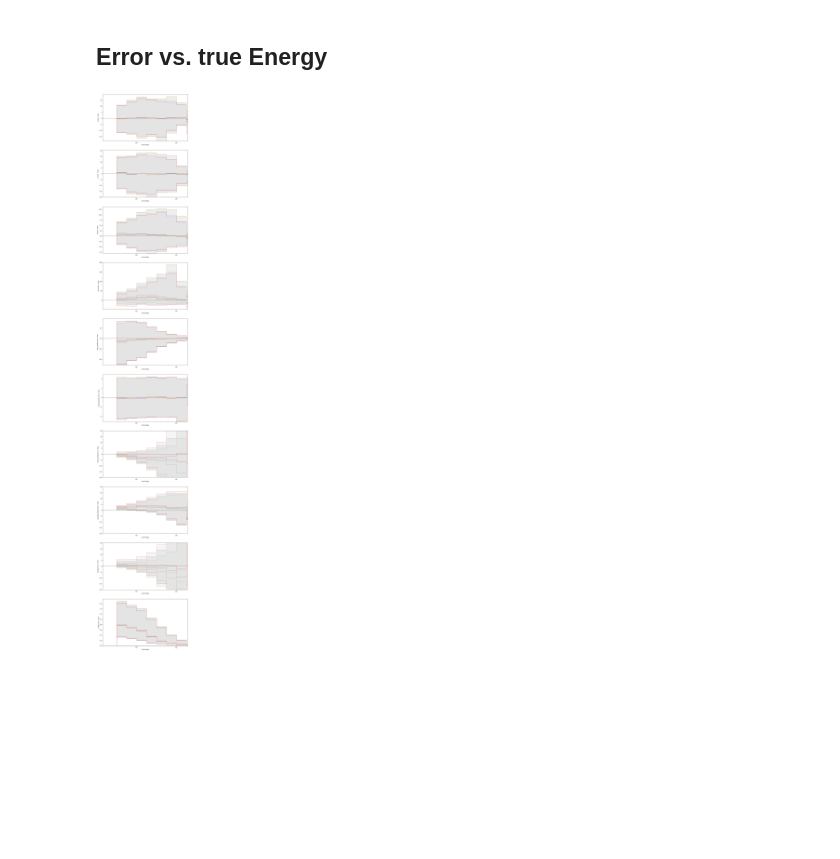
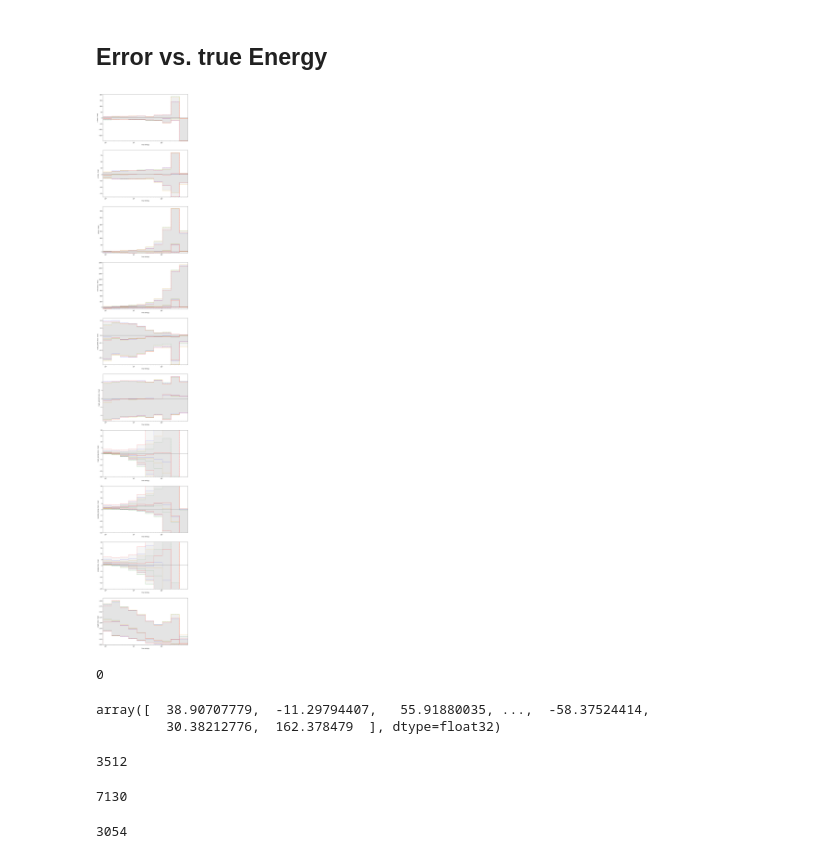
Before and after one commit to ts4051/retro, a Jupyter notebook: notebooks/resolutions.ipynb, the cells around one changed output. Drawn from its saved outputs; the diff is of its cells as text; code cells hidden in the pictures; blank space fills up the shorter version.

```diff
--- a/notebooks/resolutions.ipynb
+++ b/notebooks/resolutions.ipynb
@@ -165,12 +233,13 @@ mask = np.logical_and(np.logical_and(np.logical_and(events['retro_track_zenith_d
 # %%
-energy_corr_cscd = 1.0
-energy_corr_trck = 1.0
-energy_offset = 0.
-events['retro_neutrino_energy'] = energy_corr_trck*events['retro_track_energy'] + energy_corr_cscd*events['retro_cascade_energy'] + energy_offset
-events['retro_neutrino_energy_low'] = energy_corr_trck*events['retro_track_energy_low'] + energy_corr_cscd*events['retro_cascade_energy_low'] + energy_offset
-events['retro_neutrino_energy_high'] = energy_corr_trck*events['retro_track_energy_high'] + energy_corr_cscd*events['retro_cascade_energy_high'] + energy_offset
-events['pegleg_neutrino_energy'] = events['pegleg_energy']
+#energy_corr_cscd = 1.0
+#energy_corr_trck = 1.0
+#energy_offset = 0.
+#events['retro_neutrino_energy'] = energy_corr_trck*events['retro_track_energy'] + energy_corr_cscd*events['retro_cascade_energy'] + energy_offset
+#events['retro_neutrino_energy_low'] = energy_corr_trck*events['retro_track_energy_low'] + energy_corr_cscd*events['retro_cascade_energy_low'] + energy_offset
+#events['retro_neutrino_energy_high'] = energy_corr_trck*events['retro_track_energy_high'] + energy_corr_cscd*events['retro_cascade_energy_high'] + energy_offset
+#events['pegleg_neutrino_energy'] = events['pegleg_energy']
 # %%
 e_bins = pn.Grid()
-e_bins['energy'].edges = np.logspace(np.log10(np.nanmin(events['energy'])),np.log10(np.nanmax(events['energy'])),11)
+e_bins['energy'].edges = np.array([1, 2.7825594 ,  4.64158883, 7.74263683,   12.91549665,   21.5443469 ,   35.93813664, 59.94842503,  100.   ,500     ])
+#np.logspace(np.log10(np.nanmin(events['energy'])),np.log10(np.nanmax(events['energy'])),11)
 hists = pn.GridData(e_bins)
@@ -404,16 +521,20 @@ fig, axes = plt.subplots(figsize=(20, 15), ncols=3, nrows=3)
 
 for i, dim in enumerate(['x', 'y', 'z', 'time', 'track_zenith', 'track_azimuth', 'track_energy', 'cascade_energy', 'energy']):#, 'neutrino_energy']):
     print dim
-    ax = axes[i/3,i%3]
+    ax = axes[i//3,i%3]
 
     err_dim = dim
-    events['retro_%s_logdelta'%err_dim] = np.log10(events['retro_%s_delta'%err_dim])
+
+    if 'energy' in dim:
+        events['retro_%s_logdelta'%err_dim] = np.log10(events['retro_%s_delta'%err_dim]/events['retro_%s_weighted_median'%err_dim] - 1)
+    else:
+        events['retro_%s_logdelta'%err_dim] = np.log10(events['retro_%s_delta'%err_dim])
 
     # diagonal
     d = [np.nanmin(events[dim]),np.nanmax(events[dim])]
     ax.plot(d,d, color='gray', linewidth=0.5)
 
-    events.plot_2d(fig, ax, dim, 'retro_%s_weighted_mean'%dim, c='retro_%s_logdelta'%err_dim, cmap='Spectral_r', s=0.3, alpha=1, cbar=True)
+    events.plot_2d(fig, ax, dim, 'retro_%s_weighted_median'%dim, c='retro_%s_logdelta'%err_dim, cmap='Spectral_r', s=0.3, alpha=1, cbar=True)
     if 'energy' in dim:
         ax.set_xscale('log')
         ax.set_yscale('log')
@@ -456,38 +577,60 @@ for i, dim in enumerate(['x', 'y', 'z', 'time', 'track_zenith', 'track_azimuth',
 
             key = reco+'_'+dim+estimator
             d_key = reco+'_d_'+dim+estimator
             #print key
 
             if dim == 'angle':
                 events[d_key] = angular_dist(events[reco+'_track_zenith'+estimator], events['track_zenith'], events[reco+'_track_azimuth'+estimator], events['track_azimuth'])
             else:
                 events[d_key] = events[key] - events[dim]
 
             if 'azimuth' in dim:
                 events[d_key]  = (events[key] + np.pi)%(2*np.pi) - np.pi
 
 
-            hists_e[d_key] = events.histogram(d_key, function=np.percentile, q=50)
-            hists_e[d_key+'_upper'] = events.histogram(d_key, function=np.percentile, q=84)
-            hists_e[d_key+'_lower'] = events.histogram(d_key, function=np.percentile, q=16)
+            hists[d_key] = events.histogram(d_key, function=np.percentile, q=50)
+            hists[d_key+'_upper'] = events.histogram(d_key, function=np.percentile, q=84)
+            hists[d_key+'_lower'] = events.histogram(d_key, function=np.percentile, q=16)
 
-            hists_e.plot_step(fig, ax1, d_key, histtype='step', color=color, label=estimator)
-            hists_e.plot_step(fig, ax1, d_key+'_lower', histtype='step', color=color, linestyle='--')
-            hists_e.plot_step(fig, ax1, d_key+'_upper', histtype='step', color=color, linestyle='--')
-            hists_e.plot_band(fig, ax1, d_key+'_lower', d_key+'_upper', color='lightgray', alpha=0.2, label=estimator)
+            hists.plot_step(fig, ax1, d_key, histtype='step', color=color, label=estimator)
+            hists.plot_step(fig, ax1, d_key+'_lower', histtype='step', color=color, linestyle='--')
+            hists.plot_step(fig, ax1, d_key+'_upper', histtype='step', color=color, linestyle='--')
+            hists.plot_band(fig, ax1, d_key+'_lower', d_key+'_upper', color='lightgray', alpha=0.2, label=estimator)
 
 
     ax1.set_xlabel('true energy')
 
     if 'energy' in dim:
         ax1.set_ylim(-20, 20)
 
     ax1.set_ylabel('%s (reco - true)'%dim)
     ax1.set_xscale('log')
     ax1.set_xlim(true_energy[true_energy != 0].min(), true_energy.max())
     ax1.legend(loc='upper left',ncol=1, frameon=True,numpoints=1,fontsize=10)
 
     ax1.plot([0.01,1000],[0,0],ls='-', c='gray')
     plt.savefig('estimators.png')
 # %% [output]
-[figure, old version]
+[figure, new version]
+# %%
+np.sum(~np.isfinite(events['track_energy']))
+# %% [output]
+0
+# %%
+events['pegleg_x']
+# %% [output]
+array([  38.90707779,  -11.29794407,   55.91880035, ...,  -58.37524414,
+         30.38212776,  162.378479  ], dtype=float32)
+# %%
+len(mask)
+# %% [output]
+3512
+# %%
+events.mask = None
+len(events['z'] > -550)
+# %% [output]
+7130
+# %%
+np.sum(np.logical_and(events['retro_energy_logdelta'] < 0.2, events['retro_track_zenith_delta'] < 0.6))
+# %% [output]
+3054
```
Also changed, not shown: parts of 14 cells of this notebook, 2 other files.
